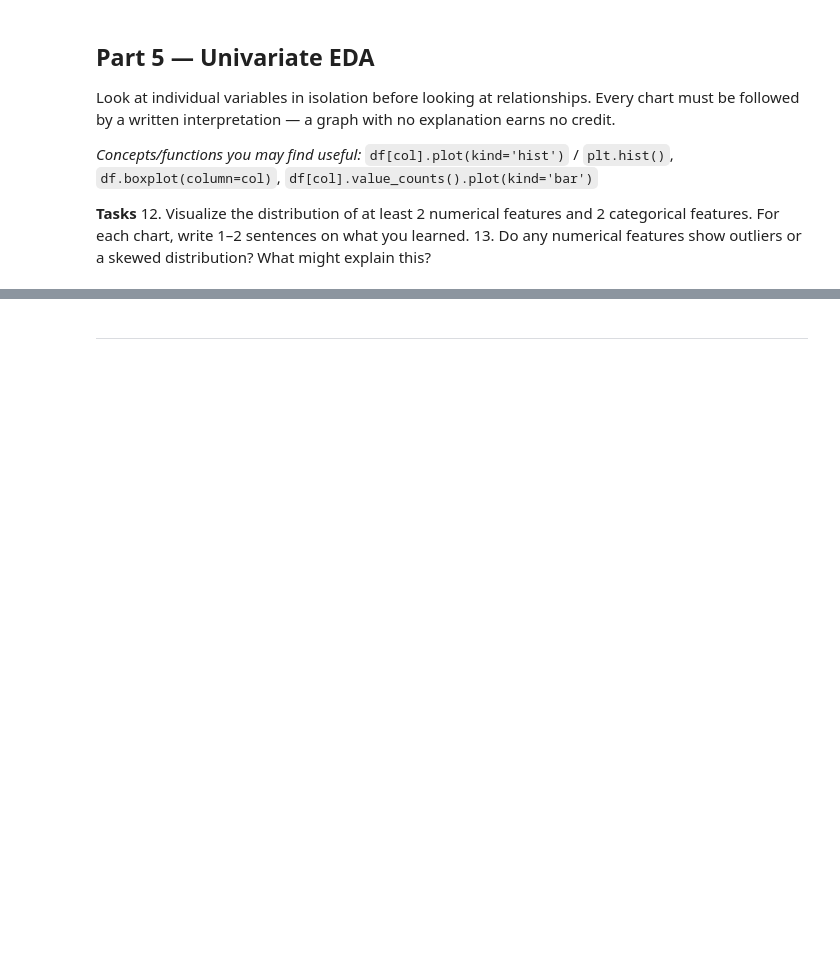
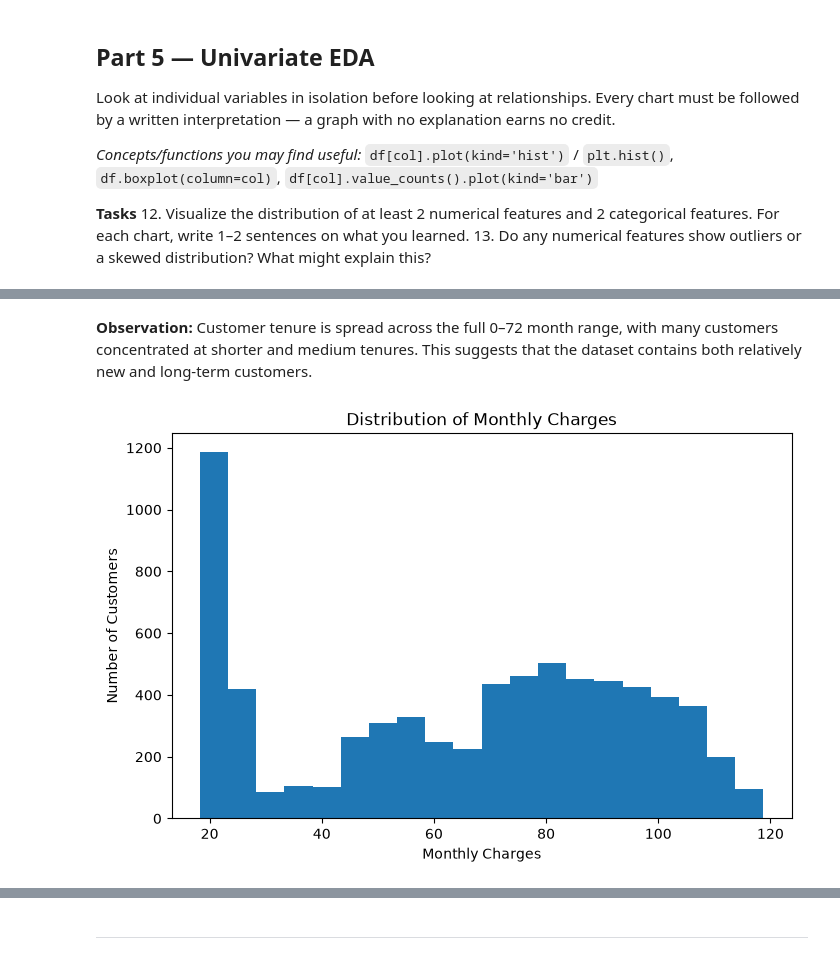
Before and after one commit to arshadalikhokhar05-sketch/machine-learning-data-preprocessing-lab, a Jupyter notebook: Lab2_Data_Cleaning_EDA_Template.ipynb, the cells around one changed output, grey strips where cells are left out. Cells and saved outputs as stored; diff of their text form; code cells hidden in the pictures; blank space fills up the shorter version.

```diff
--- a/Lab2_Data_Cleaning_EDA_Template.ipynb
+++ b/Lab2_Data_Cleaning_EDA_Template.ipynb
@@ -371,0 +363,13 @@ _(your answer here)_
+# %% [markdown]
+**Observation:**
+Customer tenure is spread across the full 0–72 month range, with many customers concentrated at shorter and medium tenures. This suggests that the dataset contains both relatively new and long-term customers.
+# %%
+# Task 12 — numerical feature 2: distribution plot
+plt.figure(figsize=(8, 5))
+plt.hist(clean_df["MonthlyCharges"], bins=20)
+plt.xlabel("Monthly Charges")
+plt.ylabel("Number of Customers")
+plt.title("Distribution of Monthly Charges")
+plt.show()
+# %% [output]
+[figure, added]
```
Also changed, not shown: parts of 14 cells of this notebook.
